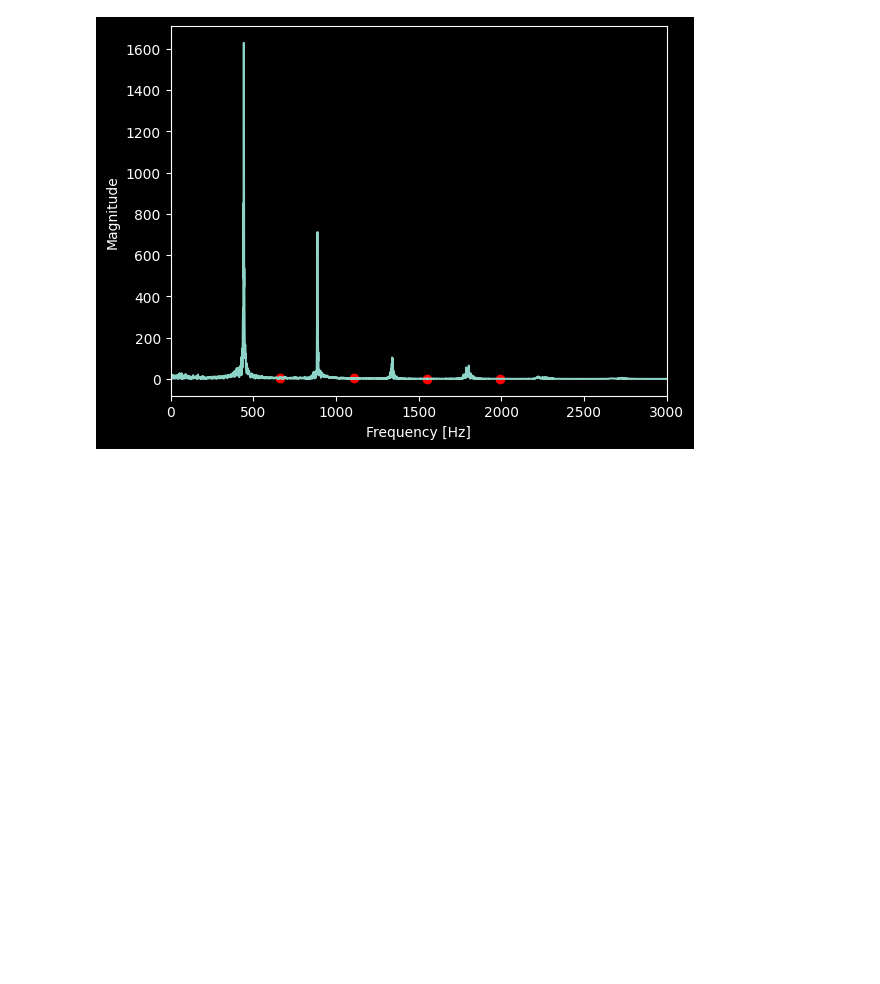
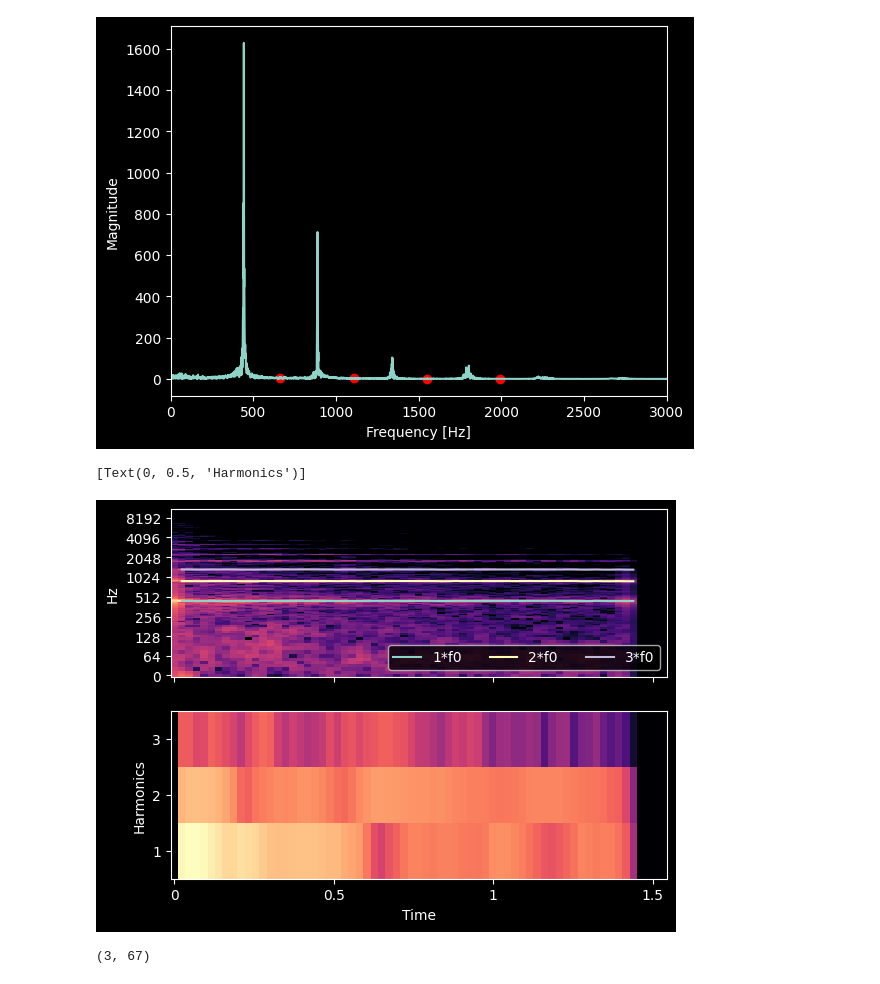
Before and after one commit to karlic-luka/Software_Integration_1, a Jupyter notebook: assignment1-signals/test_librosa.ipynb, the cells around one changed output. Saved outputs shown, nothing was run; the diff lists cells and outputs as text; code cells hidden in the pictures; blank space fills up the shorter version.

Commit message:
testing some things in librosa

```diff
--- a/assignment1-signals/test_librosa.ipynb
+++ b/assignment1-signals/test_librosa.ipynb
@@ -9,8 +9,8 @@ import matplotlib.pyplot as plt
 import IPython.display as ipd
 # %%
 path = 'audio_inputs'
-# file = 'piano-a_A_major.wav'
-file = 'single-piano-note-a2_100bpm_C_major.wav'
+file = 'piano-a_A_major.wav'
+# file = 'single-piano-note-a2_100bpm_C_major.wav'
 
 # sr, audio_data = wavfile.read(os.path.join(path, file))
 # audio_data, sr = librosa.load(os.path.join(path, file), mono=True, sr=None)
@@ -117,3 +117,32 @@ plt.ylabel('Magnitude')
 plt.show()
 # %% [output]
 [figure]
+# %%
+y = audio_data
+f0, voicing, voicing_p = librosa.pyin(y=y, sr=sr, fmin=librosa.note_to_hz('A1'), fmax=librosa.note_to_hz('A5'))
+S = np.abs(librosa.stft(y))
+freqs = librosa.fft_frequencies(sr=sr)
+harmonics = np.arange(1, 4)
+f0_harm = librosa.f0_harmonics(S, freqs=freqs, f0=f0, harmonics=harmonics)
+# %%
+import matplotlib.pyplot as plt
+fig, ax =plt.subplots(nrows=2, sharex=True)
+librosa.display.specshow(librosa.amplitude_to_db(S, ref=np.max),
+                         x_axis='time', y_axis='log', ax=ax[0])
+times = librosa.times_like(f0)
+for h in harmonics:
+    ax[0].plot(times, h * f0, label=f"{h}*f0")
+ax[0].legend(ncols=4, loc='lower right')
+ax[0].label_outer()
+librosa.display.specshow(librosa.amplitude_to_db(f0_harm, ref=np.max),
+                         x_axis='time', ax=ax[1])
+ax[1].set_yticks(harmonics-1)
+ax[1].set_yticklabels(harmonics)
+ax[1].set(ylabel='Harmonics')
+# %% [output]
+[Text(0, 0.5, 'Harmonics')]
+[figure, added]
+# %%
+f0_harm.shape
+# %% [output]
+(3, 67)
```
Also changed, not shown: parts of 4 cells of this notebook.
